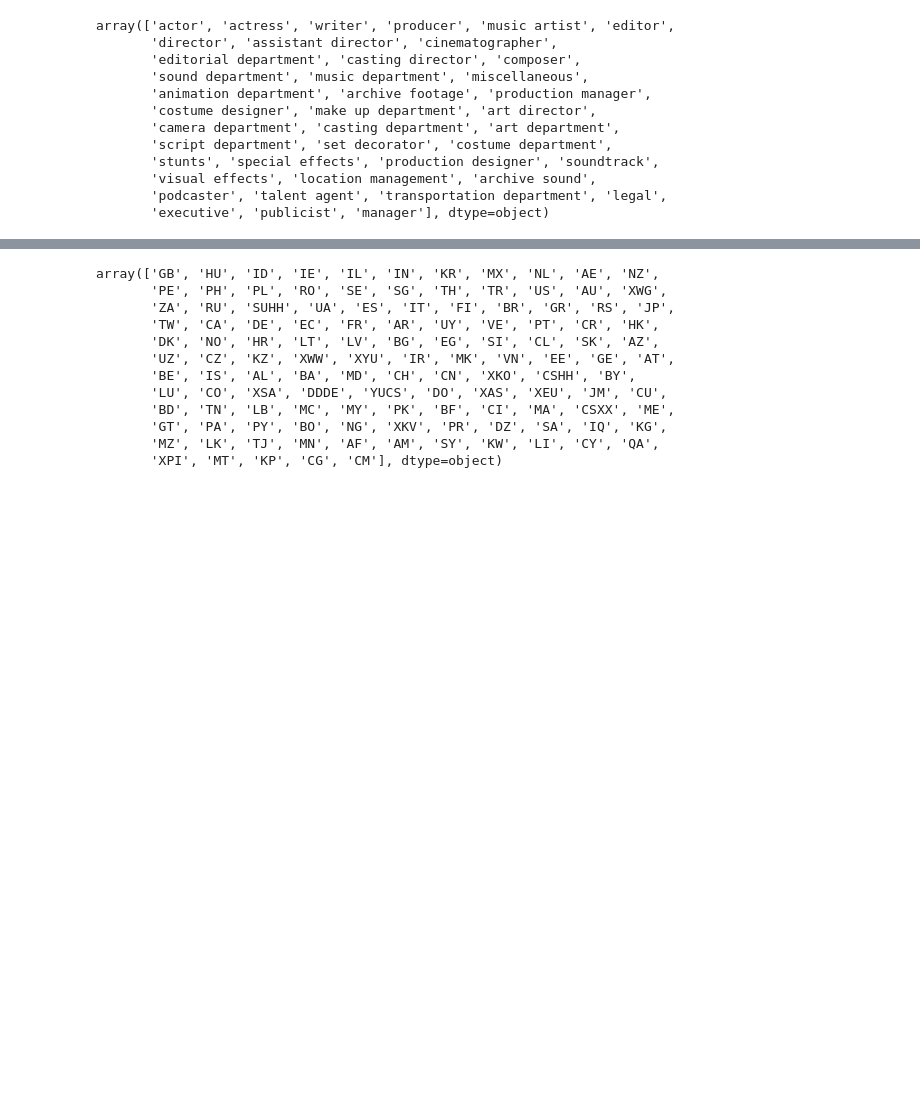
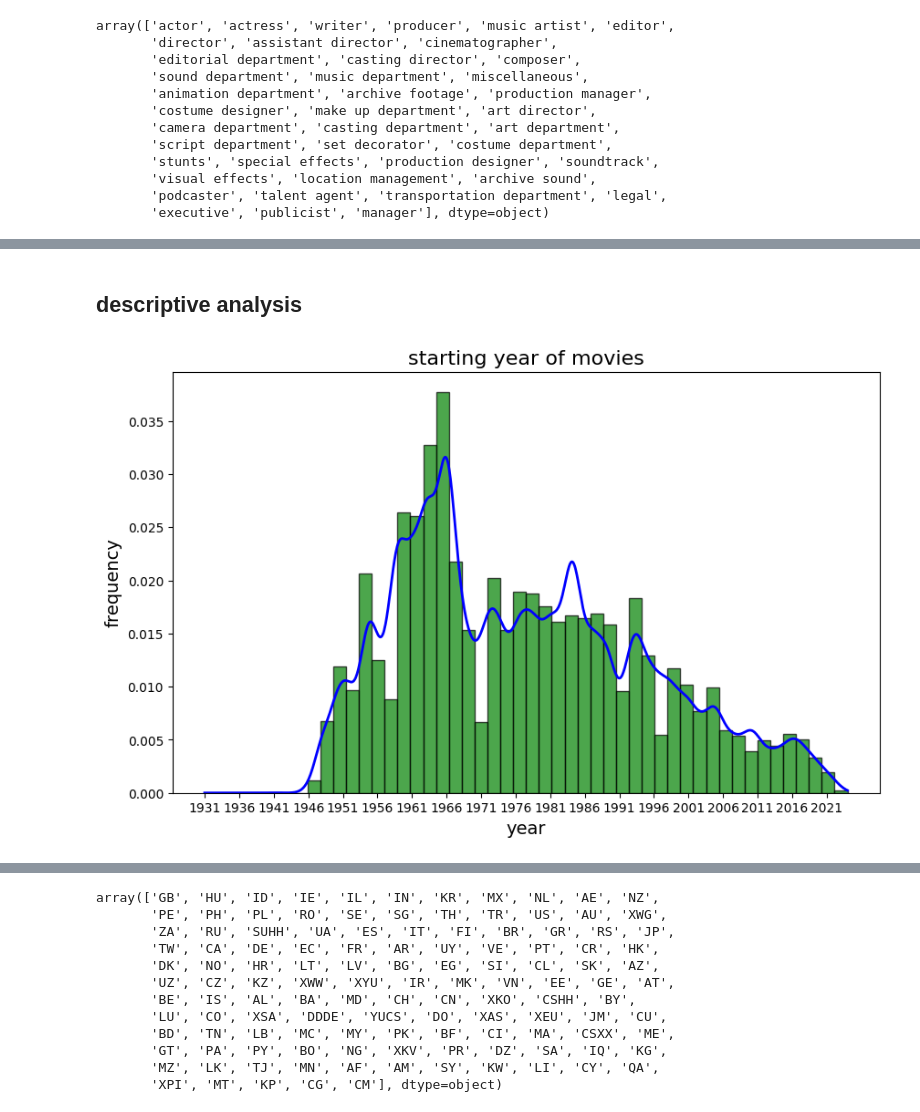
Before and after one commit to depa-tto/Python-project-exam, a Jupyter notebook: Py_project_DePatto.ipynb, the cells around one changed output, grey strips where cells are left out. Drawn from its saved outputs; the diff is of its cells as text; code cells hidden in the pictures; blank space fills up the shorter version.

```diff
--- a/Py_project_DePatto.ipynb
+++ b/Py_project_DePatto.ipynb
@@ -277,3 +284,21 @@ array(['actor', 'actress', 'writer', 'producer', 'music artist', 'editor',
+# %% [markdown]
+## descriptive analysis
+# %%
+kde = gaussian_kde(merge_set['start_year'])
+x_values = np.linspace(merge_set['start_year'].min(), merge_set['start_year'].max(), 1000)
+density = kde(x_values)
+
+plt.figure(figsize=(10, 6))
+plt.hist(merge_set['start_year'], bins=50, color='green', alpha=0.7, edgecolor='black', density=True)
+plt.plot(x_values, density, color='blue', linewidth=2)
+plt.title('starting year of movies', fontsize=16)
+plt.xlabel('year', fontsize=14)
+plt.ylabel('frequency', fontsize=14)
+plt.xticks(np.arange(merge_set['start_year'].min(), merge_set['start_year'].max(), step=5))
+plt.grid(False)
+plt.show()
+# %% [output]
+[figure, added]
 # %%
 profession_counts = Counter(merge_set['first_profession'])
 
```
Also changed, not shown: parts of 23 cells of this notebook, 2 other files.
